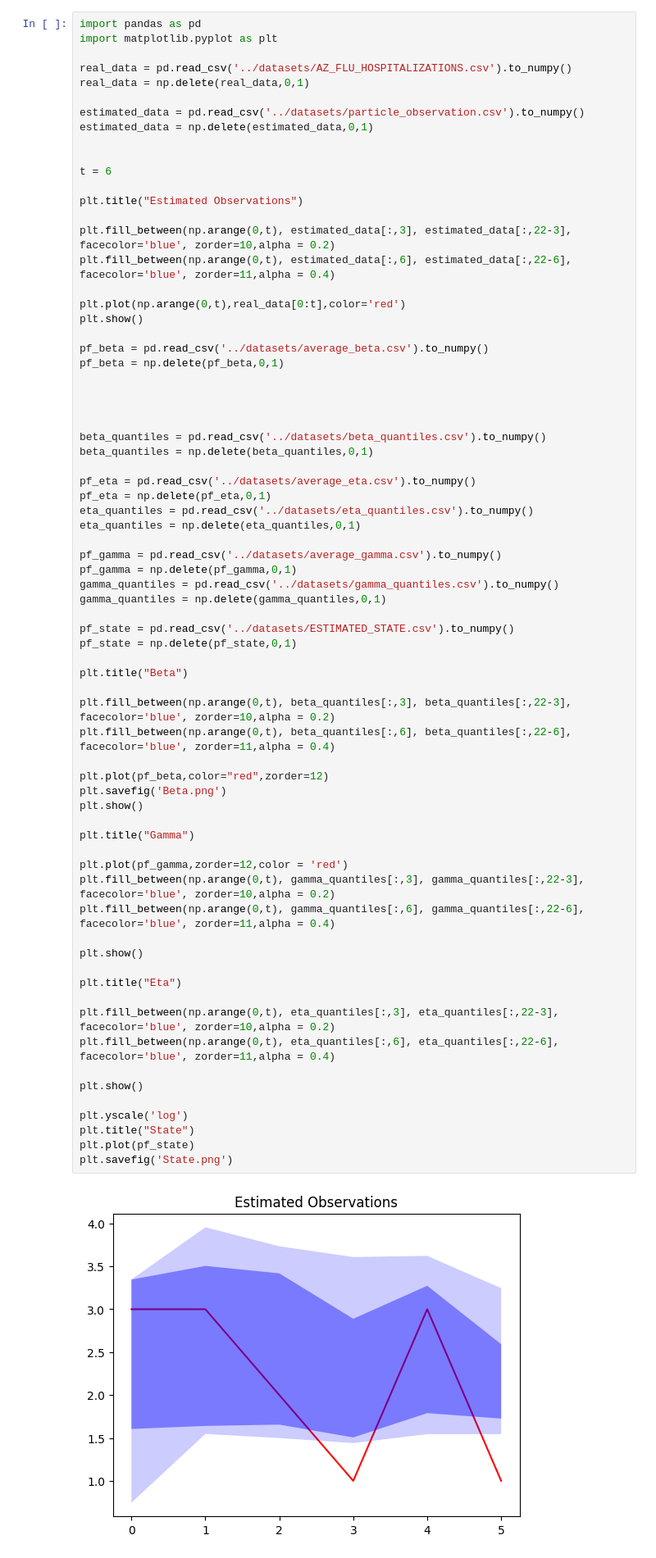
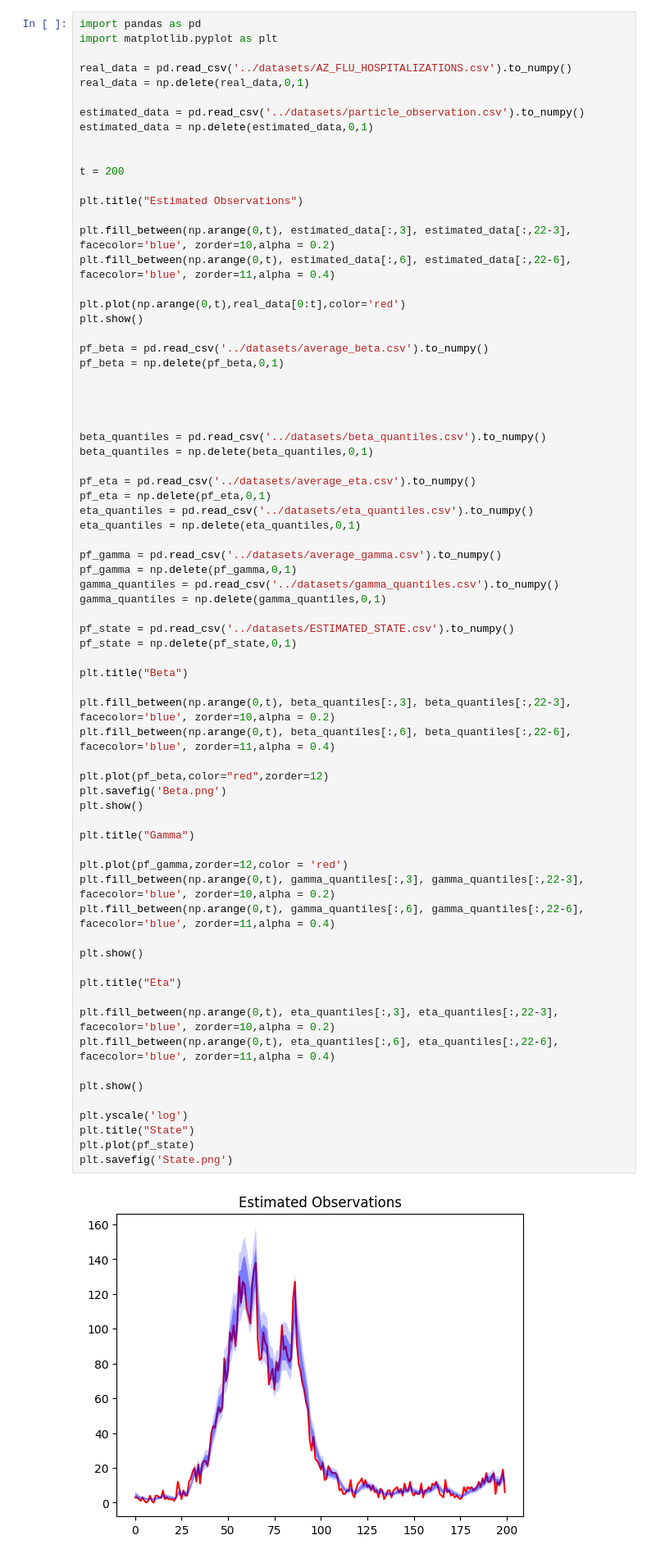
Before and after one commit to atiumcache/PF_forecast, a Jupyter notebook: juptyer notebooks/pf_entrypoint.ipynb, the cells around one changed output. Shown at 82% size. Saved outputs shown, nothing was run; the diff lists cells and outputs as text.

```diff
--- a/juptyer notebooks/pf_entrypoint.ipynb
+++ b/juptyer notebooks/pf_entrypoint.ipynb
@@ -79,7 +79,7 @@ estimated_data = pd.read_csv('../datasets/particle_observation.csv').to_numpy()
 estimated_data = np.delete(estimated_data,0,1)
 
 
-t = 6
+t = 200
 
 plt.title("Estimated Observations")
 
@@ -113,31 +113,31 @@ pf_state = np.delete(pf_state,0,1)
 
 plt.title("Beta")
 
 plt.fill_between(np.arange(0,t), beta_quantiles[:,3], beta_quantiles[:,22-3], facecolor='blue', zorder=10,alpha = 0.2)
 plt.fill_between(np.arange(0,t), beta_quantiles[:,6], beta_quantiles[:,22-6], facecolor='blue', zorder=11,alpha = 0.4)
 
 plt.plot(pf_beta,color="red",zorder=12)
 plt.savefig('Beta.png')
 plt.show()
 
 plt.title("Gamma")
 
 plt.plot(pf_gamma,zorder=12,color = 'red')
 plt.fill_between(np.arange(0,t), gamma_quantiles[:,3], gamma_quantiles[:,22-3], facecolor='blue', zorder=10,alpha = 0.2)
 plt.fill_between(np.arange(0,t), gamma_quantiles[:,6], gamma_quantiles[:,22-6], facecolor='blue', zorder=11,alpha = 0.4)
 
 plt.show()
 
 plt.title("Eta")
 
 plt.fill_between(np.arange(0,t), eta_quantiles[:,3], eta_quantiles[:,22-3], facecolor='blue', zorder=10,alpha = 0.2)
 plt.fill_between(np.arange(0,t), eta_quantiles[:,6], eta_quantiles[:,22-6], facecolor='blue', zorder=11,alpha = 0.4)
 
 plt.show()
 
 plt.yscale('log')
 plt.title("State")
 plt.plot(pf_state)
 plt.savefig('State.png')
 # %% [output]
-[figure, old version]
+[figure, new version]
```
Also changed, not shown: parts of 2 cells of this notebook, 28 other files.
